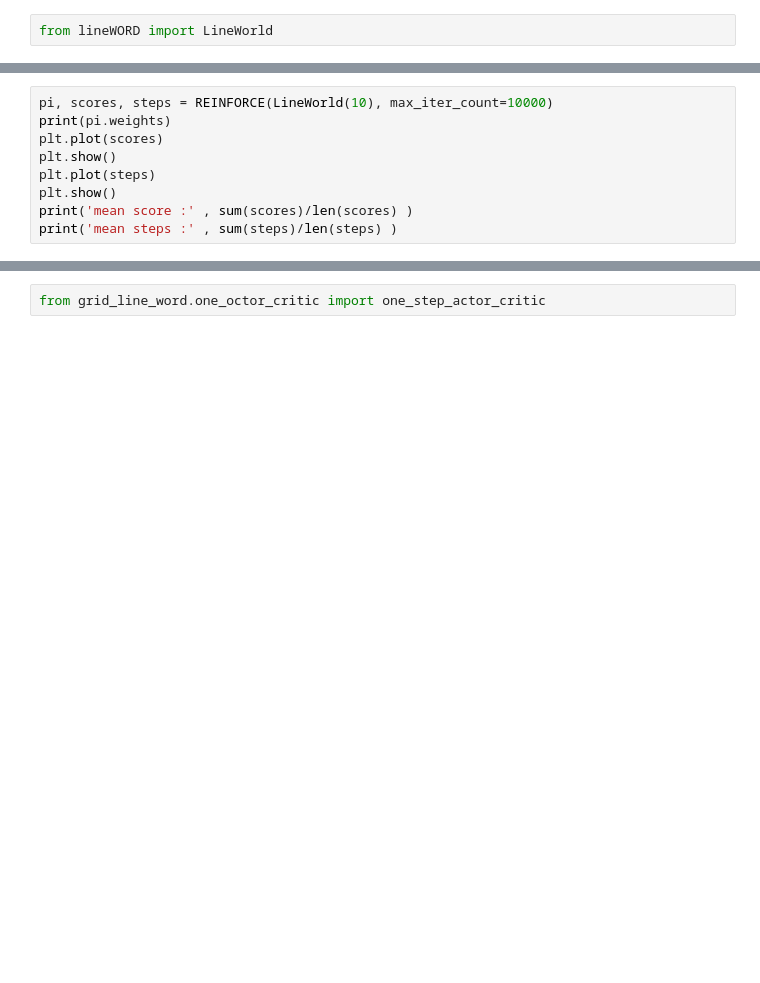
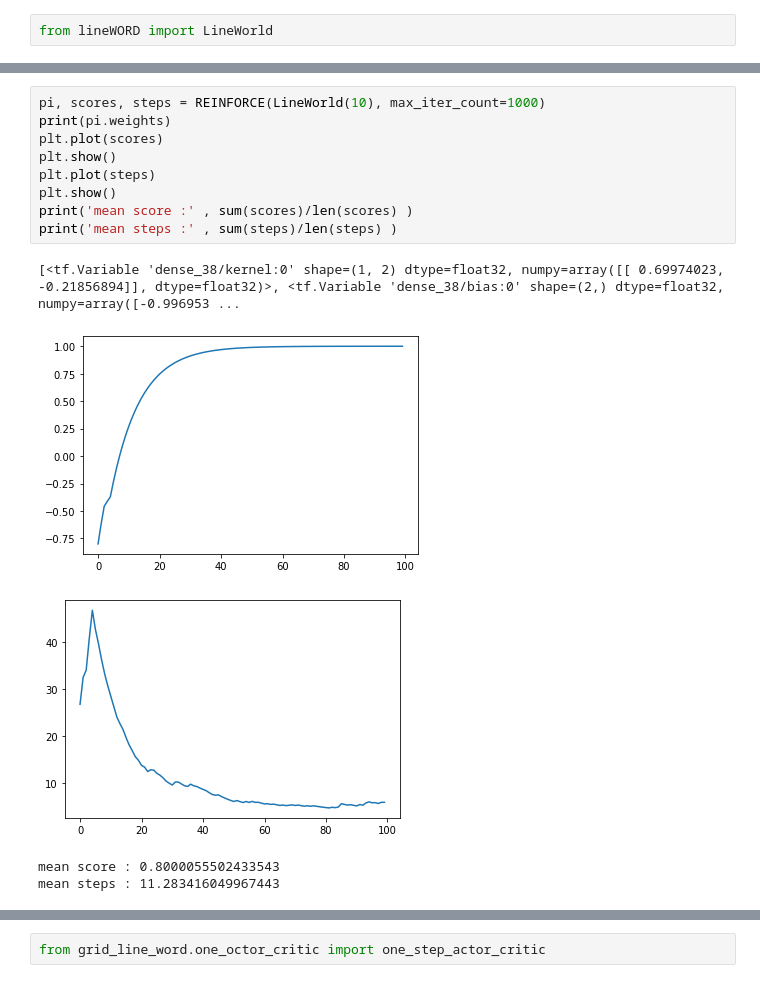
Before and after one commit to BADJEMM98/deep_reinformencent_learning2, a Jupyter notebook: train_agent.ipynb, the cells around one changed output, grey strips where cells are left out. Cells and saved outputs as stored; diff of their text form; blank space fills up the shorter version.

```diff
--- a/train_agent.ipynb
+++ b/train_agent.ipynb
@@ -47,10 +121,16 @@ print('mean steps :' , sum(steps)/len(steps) )
 # %%
-pi, scores, steps = REINFORCE(LineWorld(10), max_iter_count=10000)
+pi, scores, steps = REINFORCE(LineWorld(10), max_iter_count=1000)
 print(pi.weights)
 plt.plot(scores)
 plt.show()
 plt.plot(steps)
 plt.show()
 print('mean score :' , sum(scores)/len(scores) )
 print('mean steps :' , sum(steps)/len(steps) )
+# %% [output]
+[<tf.Variable 'dense_38/kernel:0' shape=(1, 2) dtype=float32, numpy=array([[ 0.69974023, -0.21856894]], dtype=float32)>, <tf.Variable 'dense_38/bias:0' shape=(2,) dtype=float32, numpy=array([-0.996953 ...
+[figure, added]
+[figure, added]
+mean score : 0.8000055502433543
+mean steps : 11.283416049967443
 # %%
```
Also changed, not shown: parts of 10 cells of this notebook, 3 other files.
